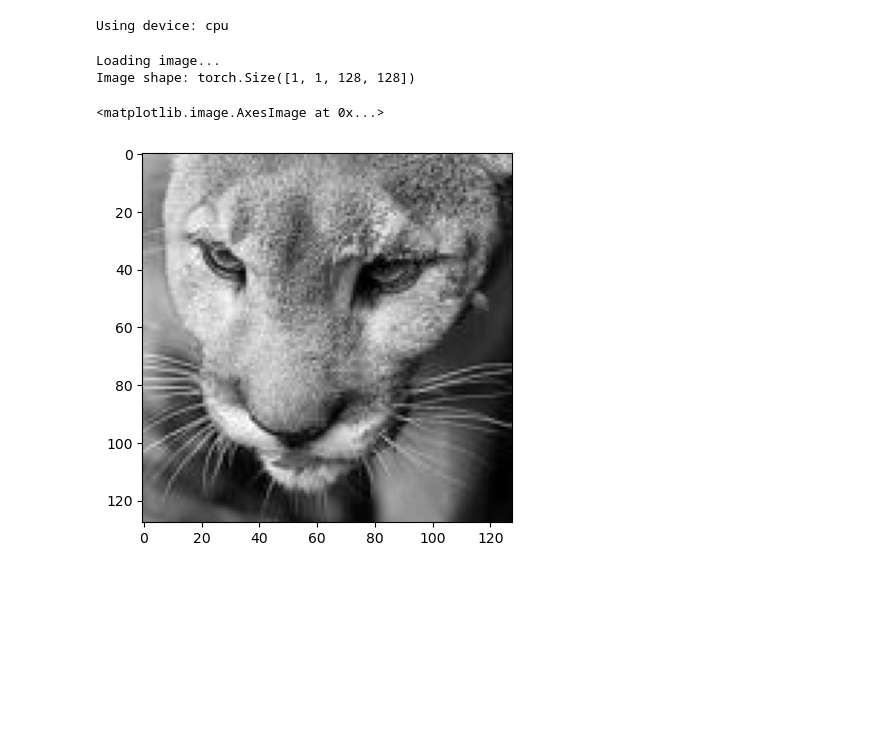
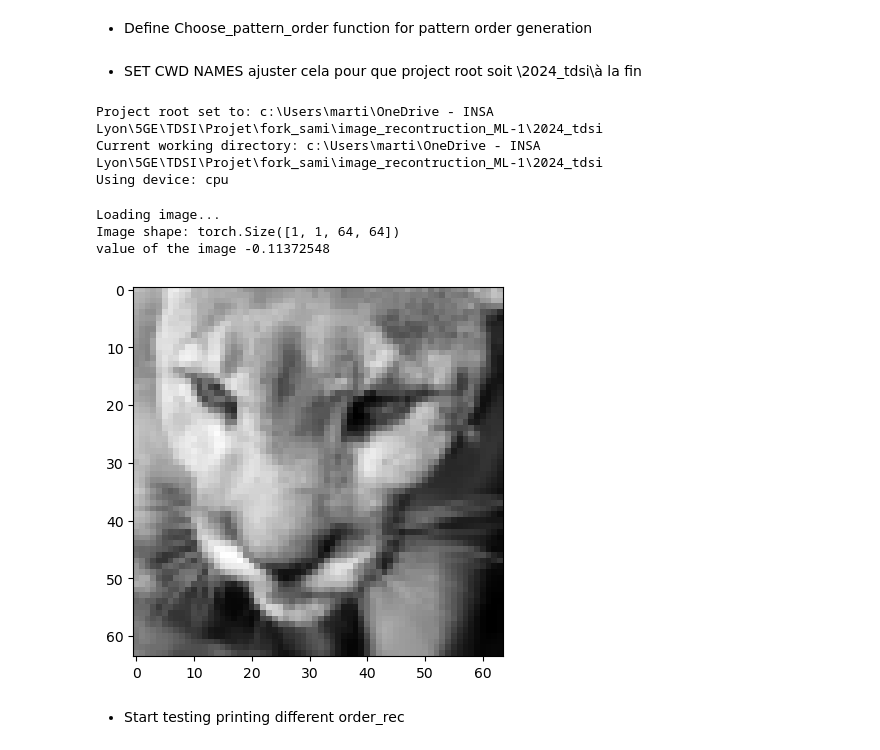
Before and after one commit to SamiFAHIM/image_recontruction_ML, a Jupyter notebook: 2024_tdsi/src/start_tdsi_nb_Sami.ipynb, the cells around one changed output. Saved outputs shown, nothing was run; the diff lists cells and outputs as text; code cells hidden in the pictures; blank space fills up the shorter version.

```diff
--- a/2024_tdsi/src/start_tdsi_nb_Sami.ipynb
+++ b/2024_tdsi/src/start_tdsi_nb_Sami.ipynb
@@ -128,0 +25,2 @@ def choose_pattern_order(order_name, img_size):
+# %% [markdown]
+- Define Choose_pattern_order function for pattern order generation
@@ -129,4 +205,25 @@ def choose_pattern_order(order_name, img_size):
+# %% [markdown]
+- SET CWD NAMES
+ajuster cela pour que project root soit \2024_tdsi\à la fin
 # %%
+
+# Dynamically set the project root based on the file's location
+current_file = Path.cwd()
+project_root = current_file.parents[0]  # Adjust the number to match your directory structure
+
+
+# Set the working directory to the project root
+os.chdir(project_root)
+
+# Add project root to sys.path for module imports
+import sys
+if str(project_root) not in sys.path:
+    sys.path.append(str(project_root))
+
+# Confirm
+print(f"Project root set to: {project_root}")
+print(f"Current working directory: {Path.cwd()}")
+
 # General
 # --------------------------------------------------------------------
 # Experimental data
@@ -142,44 +239,48 @@ stat_folder_full  = Path.cwd() / Path(stat_folder)
 device = torch.device("cuda" if torch.cuda.is_available() else "cpu")
 print("Using device:", device)
 # %% [output]
+Project root set to: c:\Users\marti\OneDrive - INSA Lyon\5GE\TDSI\Projet\fork_sami\image_recontruction_ML-1\2024_tdsi
+Current working directory: c:\Users\marti\OneDrive - INSA Lyon\5GE\TDSI\Projet\fork_sami\image_recontruction_ML-1\2024_tdsi
 Using device: cpu
 # %%
-# Load images
-# --------------------------------------------------------------------
-
-img_size = 128 # image size
-
+img_size = 64
+alpha = 10 # Poisson law parameter for noisy image acquisitions
+subsampling_factor = 4
+M = img_size ** 2 // subsampling_factor  # Number of measurements (1/4 of the pixels)
 print("Loading image...")
 # crop to desired size, set to black and white, normalize
 transform = stats.transform_gray_norm(img_size)
 
 # define dataset and dataloader. `image_folder_full` should contain
 # a class folder with the images
 dataset = torchvision.datasets.ImageFolder(
     image_folder_full,
     transform=transform
     )
 
 dataloader = torch.utils.data.DataLoader(
     dataset,
     batch_size=10,
     shuffle=False
     )
 
 # select the image
 x, _ = next(iter(dataloader))
 x = x[1].unsqueeze(0)
-b, c, h, w = x.shape
+b, c, h, w = x.shape # batch size, channels, height, width
 print("Image shape:", x.shape)
 
-x_plot = x.view(-1, h, h).cpu().numpy()
+x_plot = x.view(-1, h, h).cpu().numpy()# reshape to h x h
 
 plt.imshow(x_plot.squeeze(), cmap="gray")
+print("value of the image",x_plot[0,40,40])
 # %% [output]
 Loading image...
-Image shape: torch.Size([1, 1, 128, 128])
+Image shape: torch.Size([1, 1, 64, 64])
+value of the image -0.11372548
-<matplotlib.image.AxesImage at 0x...>
-[figure, old version]
+[figure, new version]
+# %% [markdown]
+- Start testing printing different order_rec
 # %%
 # Simulate measurements for three image intensities
 # --------------------------------------------------------------------
```
Also changed, not shown: parts of 22 cells of this notebook.
